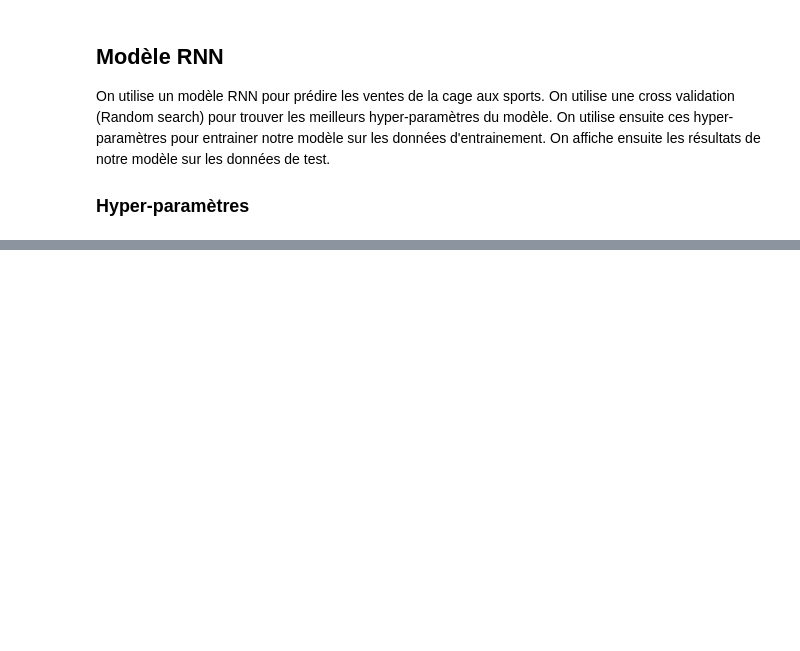
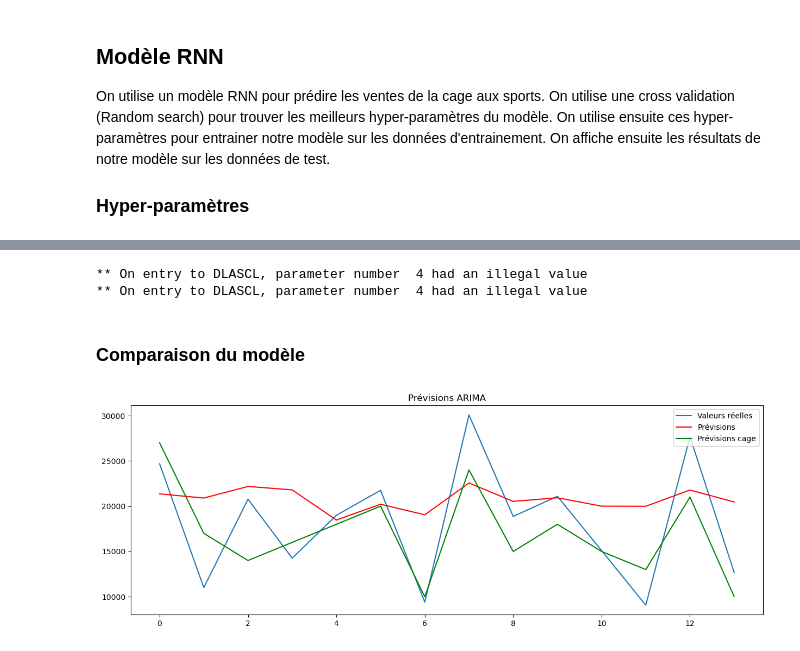
Before and after one commit to Last-Autumn-Leaf/dionysos, a Jupyter notebook: notebooks/prevision.ipynb, the cells around one changed output, grey strips where cells are left out. Cells and saved outputs as stored; diff of their text form; code cells hidden in the pictures; blank space fills up the shorter version.

```diff
--- a/notebooks/prevision.ipynb
+++ b/notebooks/prevision.ipynb
@@ -162,0 +232,33 @@ RuntimeError: expected scalar type Double but found Float
+# %%
+# Définition des plages de valeurs pour p, q et r
+p_range = range(0, 100)
+q_range = range(0, 100)
+r_range = range(0, 100)
+
+# Recherche aléatoire des paramètres optimaux
+best_param = random_search_arima(y_train,y_test, p_range, q_range, r_range, num_iterations=100)
+# %% [output]
+** On entry to DLASCL, parameter number  4 had an illegal value
+** On entry to DLASCL, parameter number  4 had an illegal value
+# %% [markdown]
+### Comparaison du modèle
+# %%
+# Créer et entraîner le modèle ARIMA
+model = ARIMA(y_train, order=(best_param['p'], best_param['q'], best_param['r'] )) # Remplacer p, d, q par les ordres appropriés
+model_fit = model.fit()
+
+#Effectuer la prédiction pour le dernier point de données
+predictions = model_fit.predict(start=len(y_train), end=len(y_train)+len(y_test)-1)
+
+predictions = list(predictions)
+y_test = list(y_test)
+
+plt.figure(figsize=(15, 5))
+plt.plot(y_test, label='Valeurs réelles')
+plt.plot(predictions, color='red', label='Prévisions')
+plt.plot(prevision_cage, color='green', label='Prévisions cage')
+plt.title('Prévisions ARIMA')
+plt.legend()
+plt.show()
+# %% [output]
+[figure, added]
```
Also changed, not shown: parts of 14 cells of this notebook, 9 other files.
